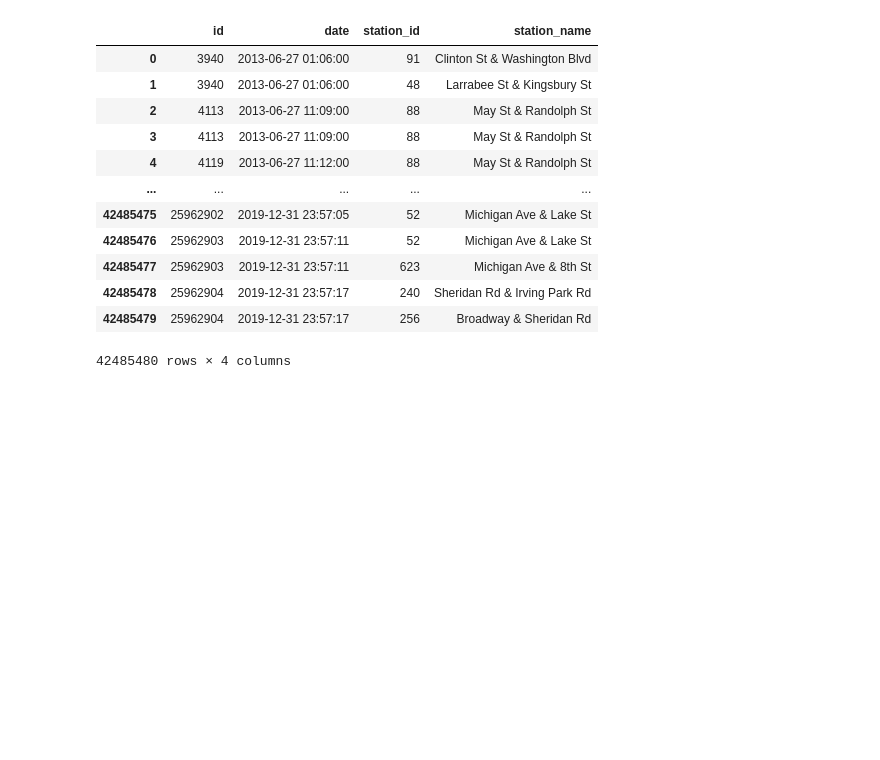
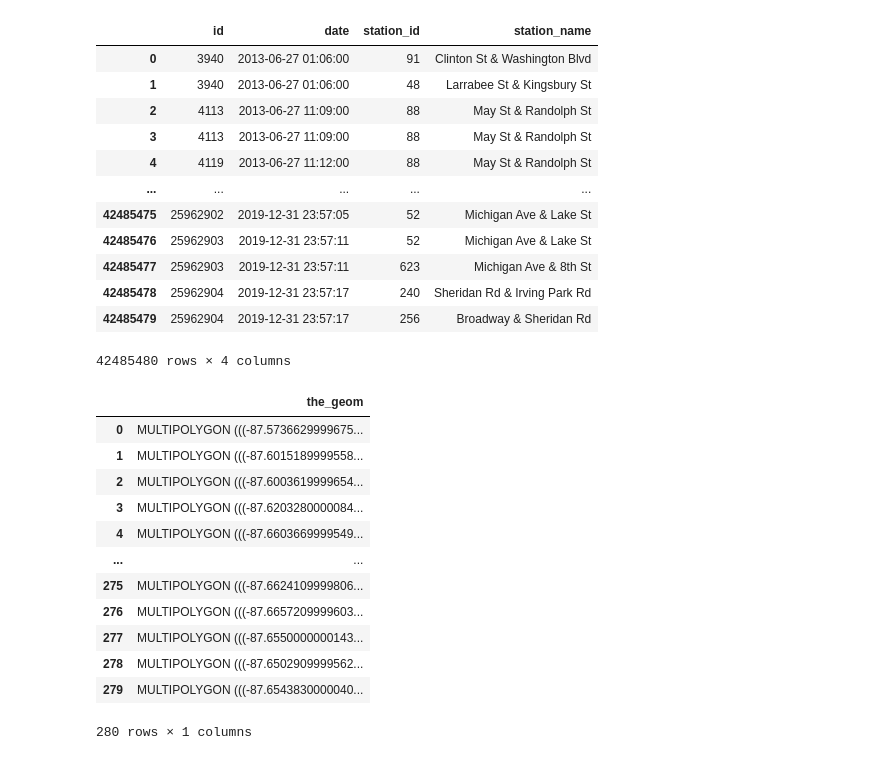
Before and after one commit to evanameyer1/Machine-Learning-Crime-Prediction-Application, a Jupyter notebook: code/data_cleaning.ipynb, the cells around one changed output. Drawn from its saved outputs; the diff is of its cells as text; code cells hidden in the pictures; blank space fills up the shorter version.

```diff
--- a/code/data_cleaning.ipynb
+++ b/code/data_cleaning.ipynb
@@ -779,0 +793,17 @@ clean_divvy_trips.to_csv('../clean_datasets/clean_divvy_trips.csv')
+# %%
+unclean_disadvantaged_areas = pd.read_csv('../original_datasets/unclean_disadvantaged_areas.csv')
+unclean_disadvantaged_areas
+# %% [output]
+|  | the_geom |
+| 0 | MULTIPOLYGON (((-87.5736629999675... |
+| 1 | MULTIPOLYGON (((-87.6015189999558... |
+| 2 | MULTIPOLYGON (((-87.6003619999654... |
+| 3 | MULTIPOLYGON (((-87.6203280000084... |
+| 4 | MULTIPOLYGON (((-87.6603669999549... |
+| ... | ... |
+| 275 | MULTIPOLYGON (((-87.6624109999806... |
+| 276 | MULTIPOLYGON (((-87.6657209999603... |
+| 277 | MULTIPOLYGON (((-87.6550000000143... |
+| 278 | MULTIPOLYGON (((-87.6502909999562... |
+| 279 | MULTIPOLYGON (((-87.6543830000040... |
+280 rows × 1 columns
```
Also changed, not shown: parts of 3 cells of this notebook, 1 other file.
